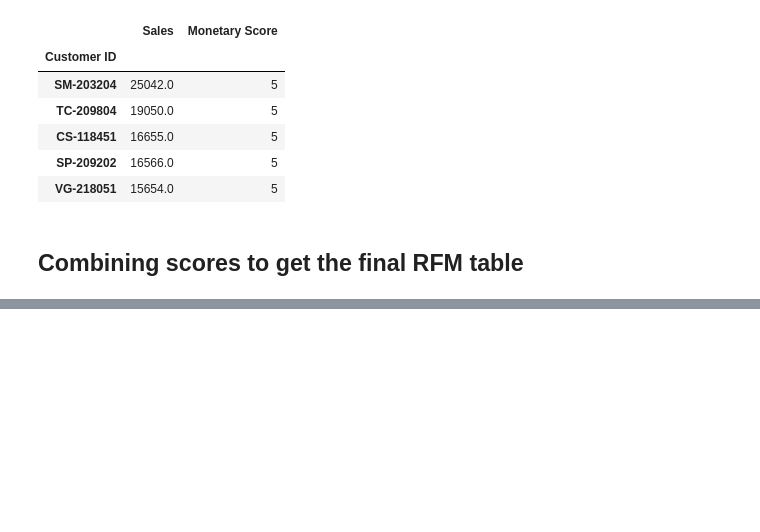
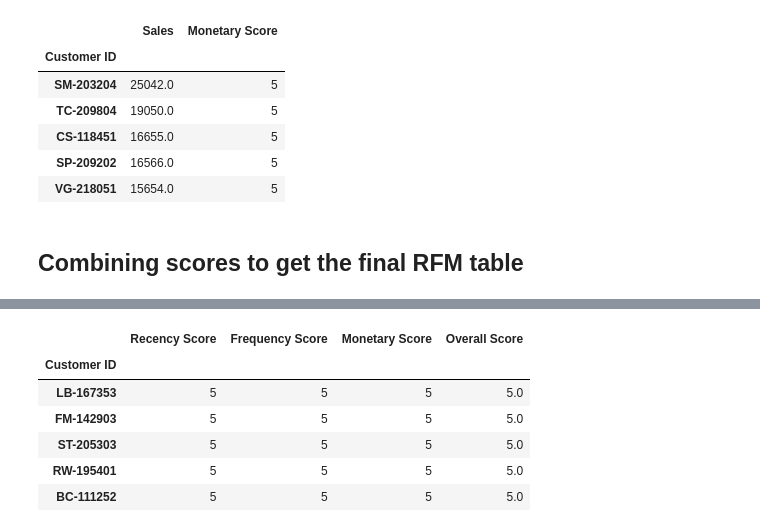
Before and after one commit to abisubramanya27/krunchh-2020, a Jupyter notebook: vishal q3 and q6.ipynb, the cells around one changed output, grey strips where cells are left out. Drawn from its saved outputs; the diff is of its cells as text; code cells hidden in the pictures; blank space fills up the shorter version.

```diff
--- a/vishal q3 and q6.ipynb
+++ b/vishal q3 and q6.ipynb
@@ -277,0 +290,15 @@ dM.head()
+# %%
+Final = pd.DataFrame()
+Final['Recency Score'] = df2.loc[score.index]['Recency Score']
+Final['Frequency Score'] = dF.loc[score.index]['Scores']
+Final['Monetary Score'] = dM.loc[score.index]['Monetary Score']
+Final['Overall Score'] = score
+Final.head()
+# %% [output]
+|  | Recency Score | Frequency Score | Monetary Score | Overall Score |
+| Customer ID |  |  |  |  |
+| LB-167353 | 5 | 5 | 5 | 5.0 |
+| FM-142903 | 5 | 5 | 5 | 5.0 |
+| ST-205303 | 5 | 5 | 5 | 5.0 |
+| RW-195401 | 5 | 5 | 5 | 5.0 |
+| BC-111252 | 5 | 5 | 5 | 5.0 |
```
Also changed, not shown: parts of 5 cells of this notebook, 1 other file.
